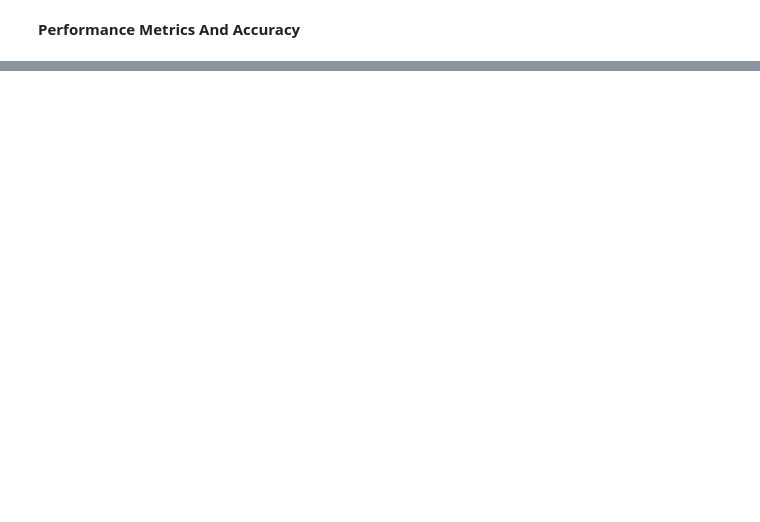
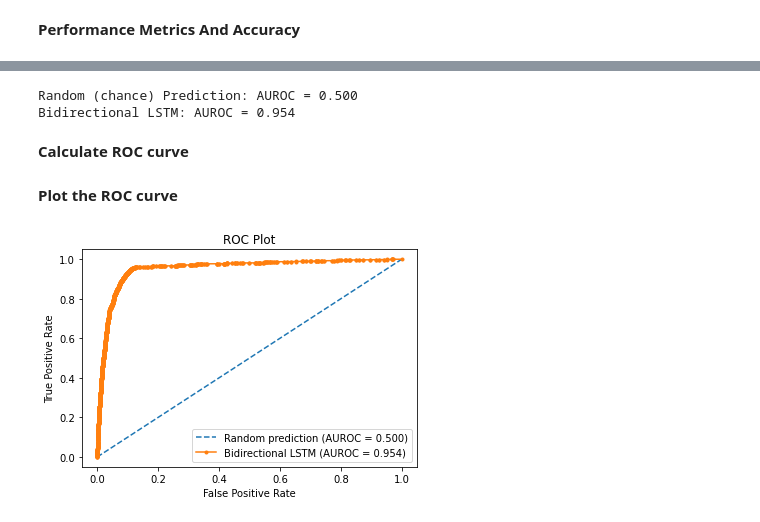
Before and after one commit to writetoharsh/Fake-News-Detection, a Jupyter notebook: Bidirectional LSTM/Mini_Project_Implementation.ipynb, the cells around one changed output, grey strips where cells are left out. Saved outputs shown, nothing was run; the diff lists cells and outputs as text; code cells hidden in the pictures; blank space fills up the shorter version.

```diff
--- a/Bidirectional LSTM/Mini_Project_Implementation.ipynb
+++ b/Bidirectional LSTM/Mini_Project_Implementation.ipynb
@@ -303,0 +308,3 @@ weighted avg       0.91      0.91      0.91      6035
+# %%
+r_probs = [0 for _ in range(len(y_test))]
+rf_probs = model1.predict_proba(X_test)
@@ -303,0 +313,2 @@ weighted avg       0.91      0.91      0.91      6035
+# %%
+rf_probs = rf_probs[:, ]
@@ -303,0 +323,3 @@ weighted avg       0.91      0.91      0.91      6035
+# %%
+r_auc = roc_auc_score(y_test, r_probs)
+rf_auc = roc_auc_score(y_test, rf_probs)
@@ -303,0 +328,13 @@ weighted avg       0.91      0.91      0.91      6035
+# %%
+print('Random (chance) Prediction: AUROC = %.3f' % (r_auc))
+print('Bidirectional LSTM: AUROC = %.3f' % (rf_auc))
+# %% [output]
+Random (chance) Prediction: AUROC = 0.500
+Bidirectional LSTM: AUROC = 0.954
+# %% [markdown]
+**Calculate ROC curve**
+# %%
+r_fpr, r_tpr, _ = roc_curve(y_test, r_probs)
+rf_fpr, rf_tpr, _ = roc_curve(y_test, rf_probs)
+# %% [markdown]
+**Plot the ROC curve**
@@ -303,0 +343,15 @@ weighted avg       0.91      0.91      0.91      6035
+# %%
+plt.plot(r_fpr, r_tpr, linestyle='--', label='Random prediction (AUROC = %0.3f)' % r_auc)
+plt.plot(rf_fpr, rf_tpr, marker='.', label='Bidirectional LSTM (AUROC = %0.3f)' % rf_auc)
+
+# Title
+plt.title('ROC Plot')
+# Axis labels
+plt.xlabel('False Positive Rate')
+plt.ylabel('True Positive Rate')
+# Show legend
+plt.legend() #
+# Show plot
+plt.show()
+# %% [output]
+[figure, added]
```
Also changed, not shown: parts of 17 cells of this notebook.
